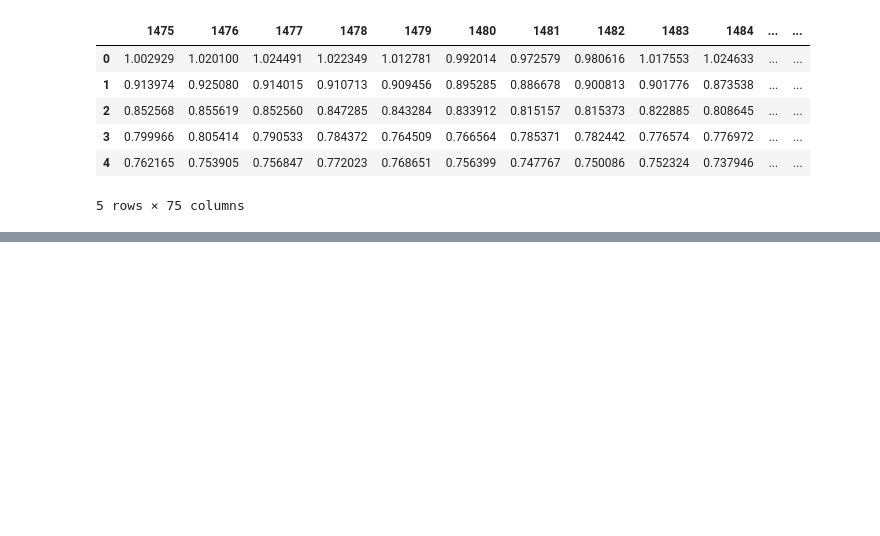
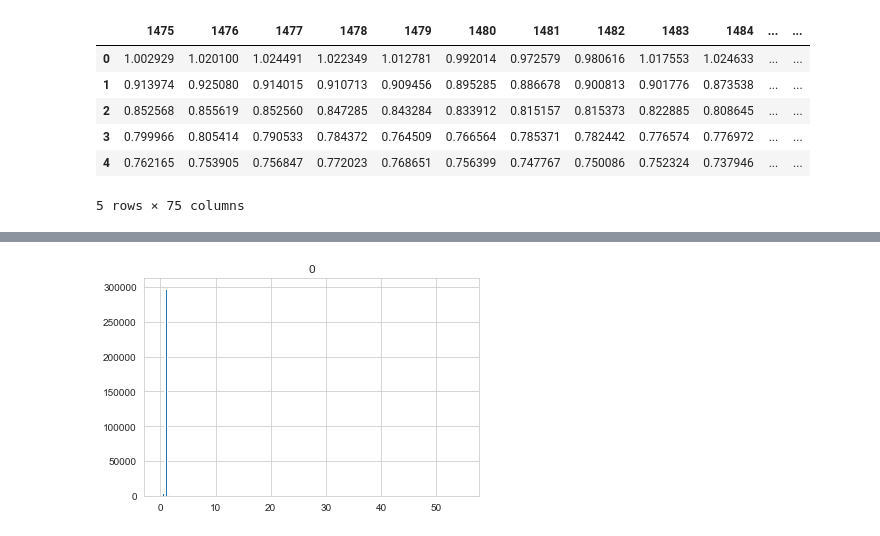
Before and after one commit to PravNJ/galah-test-nut, a Jupyter notebook: feature-engineering.ipynb, the cells around one changed output, grey strips where cells are left out. Cells and saved outputs as stored; diff of their text form; code cells hidden in the pictures; blank space fills up the shorter version.

```diff
--- a/feature-engineering.ipynb
+++ b/feature-engineering.ipynb
@@ -54,5 +56,7 @@ df_masked_np.shape
 # %%
 wl_grid_list = list(wl_grid_array) #cesium takes inputs as a list of (p,n) time series so we convert to a list
 df_masked_list = list(df_masked_np)
+# %%
+features_to_use = ["amplitude","maximum","minimum","all_times_nhist_numpeaks"]
 # %%
 fset_cesium = featurize.featurize_time_series(times=wl_grid_list ,values=df_masked_list, errors=None,features_to_use=features_to_use) #feature computation step
@@ -58,0 +73,5 @@ fset_cesium = featurize.featurize_time_series(times=wl_grid_list ,values=df_mask
+# %%
+%matplotlib inline
+hist_maximum = fset_cesium["maximum"].hist(bins=200)
+# %% [output]
+[figure, added]
```
Also changed, not shown: parts of 9 cells of this notebook, 1 other file.
